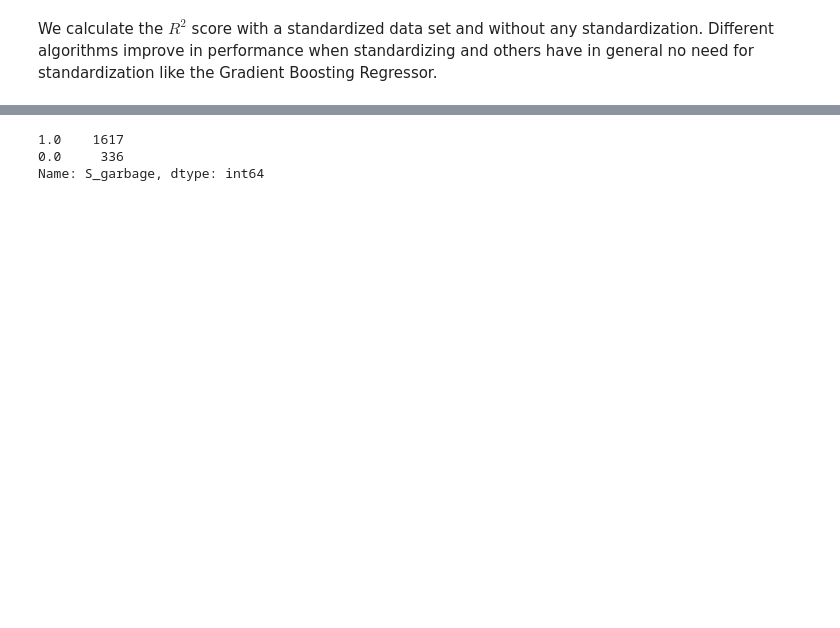
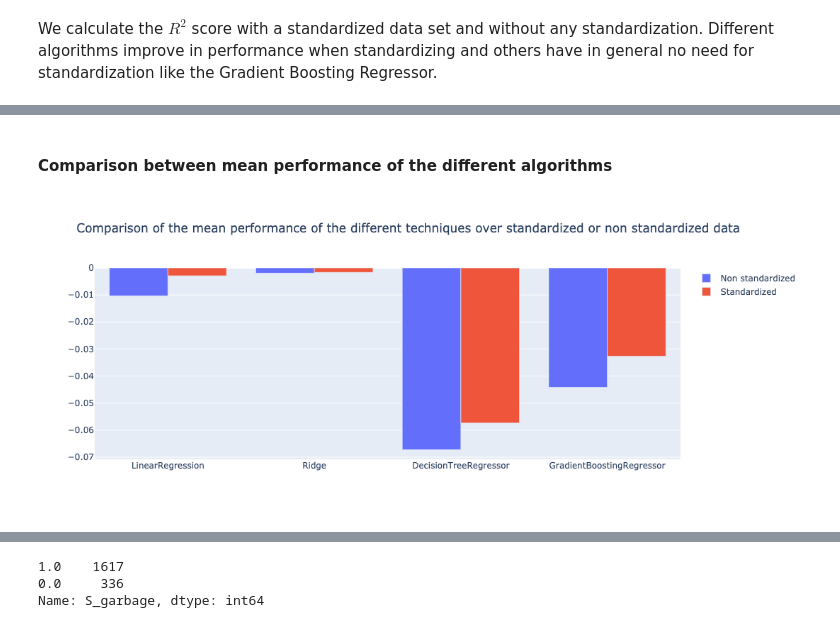
Before and after one commit to epfl-ada/ada-2020-project-milestone-p3-p3_the-social-impacters, a Jupyter notebook: notebooks/task_B_Max.ipynb, the cells around one changed output, grey strips where cells are left out. Drawn from its saved outputs; the diff is of its cells as text; code cells hidden in the pictures; blank space fills up the shorter version.

```diff
--- a/notebooks/task_B_Max.ipynb
+++ b/notebooks/task_B_Max.ipynb
@@ -87,7 +86,11 @@ from sklearn.ensemble import GradientBoostingRegressor
 from sklearn.neural_network import MLPRegressor
 from sklearn.svm import SVR
 
-selected_models = [LinearRegression(), Ridge(), DecisionTreeRegressor(), GradientBoostingRegressor(), MLPRegressor(max_iter=2000, hidden_layer_sizes=(200,))]
+selected_models = [LinearRegression(),
+                   Ridge(),
+                   DecisionTreeRegressor(),
+                   GradientBoostingRegressor(),
+                   MLPRegressor(max_iter=6000, learning_rate_init=0.1, learning_rate='adaptive',hidden_layer_sizes=(200,), )]
 # %% [markdown]
 We calculate the $R^2$ score with a standardized data set and without any standardization. Different algorithms improve in performance when standardizing and others have in general no need for standardization like the Gradient Boosting Regressor.
 # %%
@@ -180,0 +155,14 @@ df_results.values.tolist()
+# %%
+df_results = df_results.drop(index=['MLPRegressor'])
+df_results_standardized = df_results_standardized.drop(index=['MLPRegressor'])
+# %% [markdown]
+#### Comparison between mean performance of the different algorithms
+# %%
+fig = go.Figure()
+df_result_average = df_results.mean(axis=1)
+df_result_stand_average = df_results_standardized.mean(axis=1)
+fig.add_trace(go.Bar(x = df_result_average.index, y=df_result_average.values, name='Non standardized'))
+fig.add_trace(go.Bar(x = df_result_stand_average.index, y=df_result_stand_average.values, name='Standardized'))
+fig.update_layout(title=go.layout.Title(text="Comparison of the mean performance of the different techniques over standardized or non standardized data"))
+# %% [output]
+[figure, added]
```
Also changed, not shown: parts of 35 cells of this notebook.
